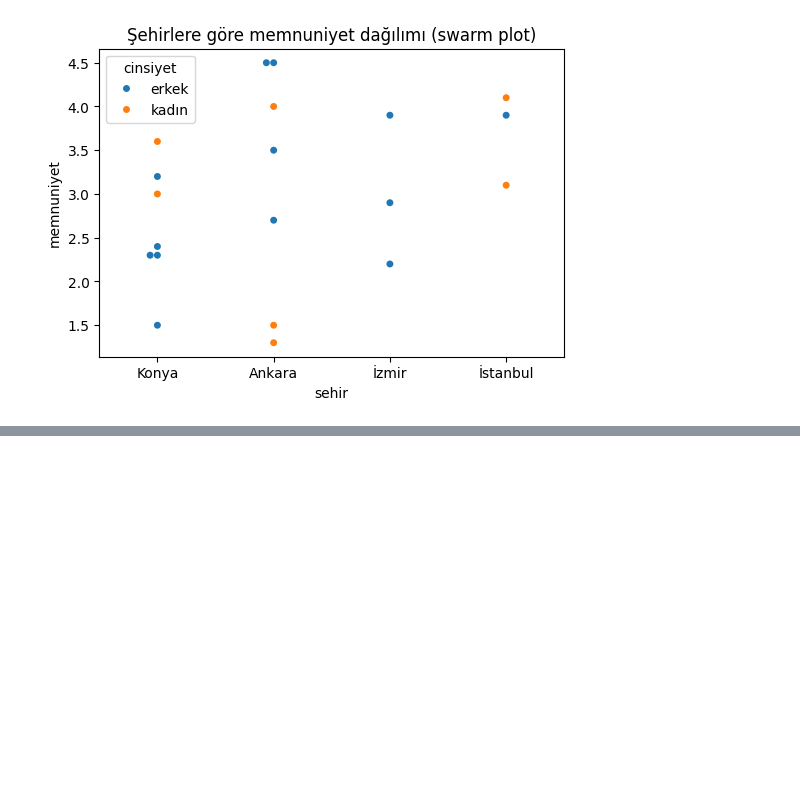
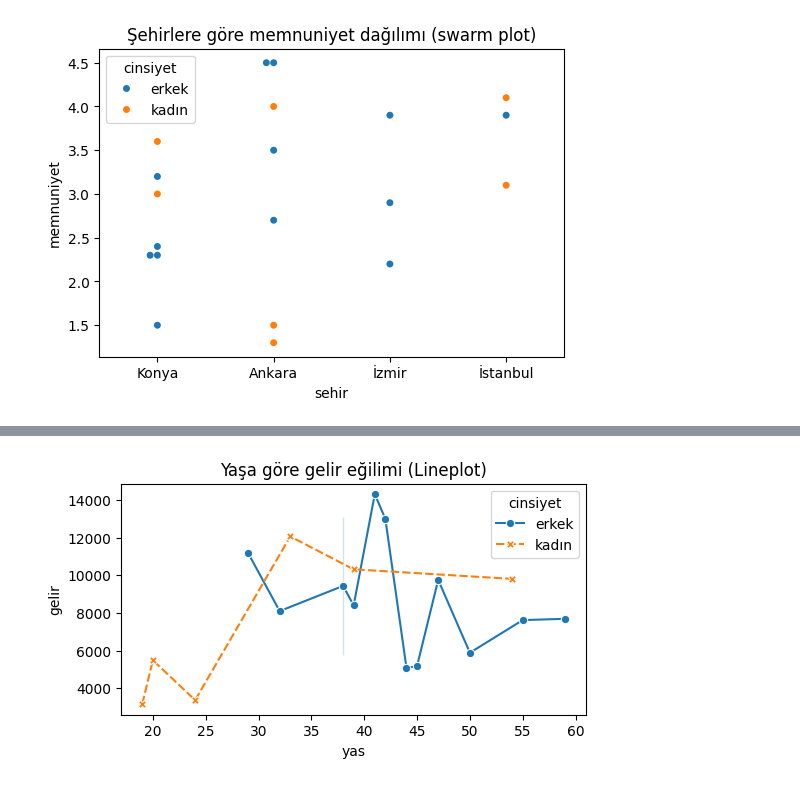
Before and after one commit to ArsenLupen53/GYZU-BTK-codespace, a Jupyter notebook: veri_seti_inceleme/veri_seti_ilk_islemler_gorsellestirme.ipynb, the cells around one changed output, grey strips where cells are left out. Cells and saved outputs as stored; diff of their text form; code cells hidden in the pictures; blank space fills up the shorter version.

```diff
--- a/veri_seti_inceleme/veri_seti_ilk_islemler_gorsellestirme.ipynb
+++ b/veri_seti_inceleme/veri_seti_ilk_islemler_gorsellestirme.ipynb
@@ -520,0 +532,8 @@ plt.show()
+# %%
+#line plot - Değerlerin değişim eğilimi
+plt.figure(figsize=(6,3))
+sns.lineplot(data=veri,x="yas",y="gelir",hue="cinsiyet",style="cinsiyet",markers=True)
+plt.title("Yaşa göre gelir eğilimi (Lineplot)")
+plt.show()
+# %% [output]
+[figure, added]
```
Also changed, not shown: parts of 14 cells of this notebook.
